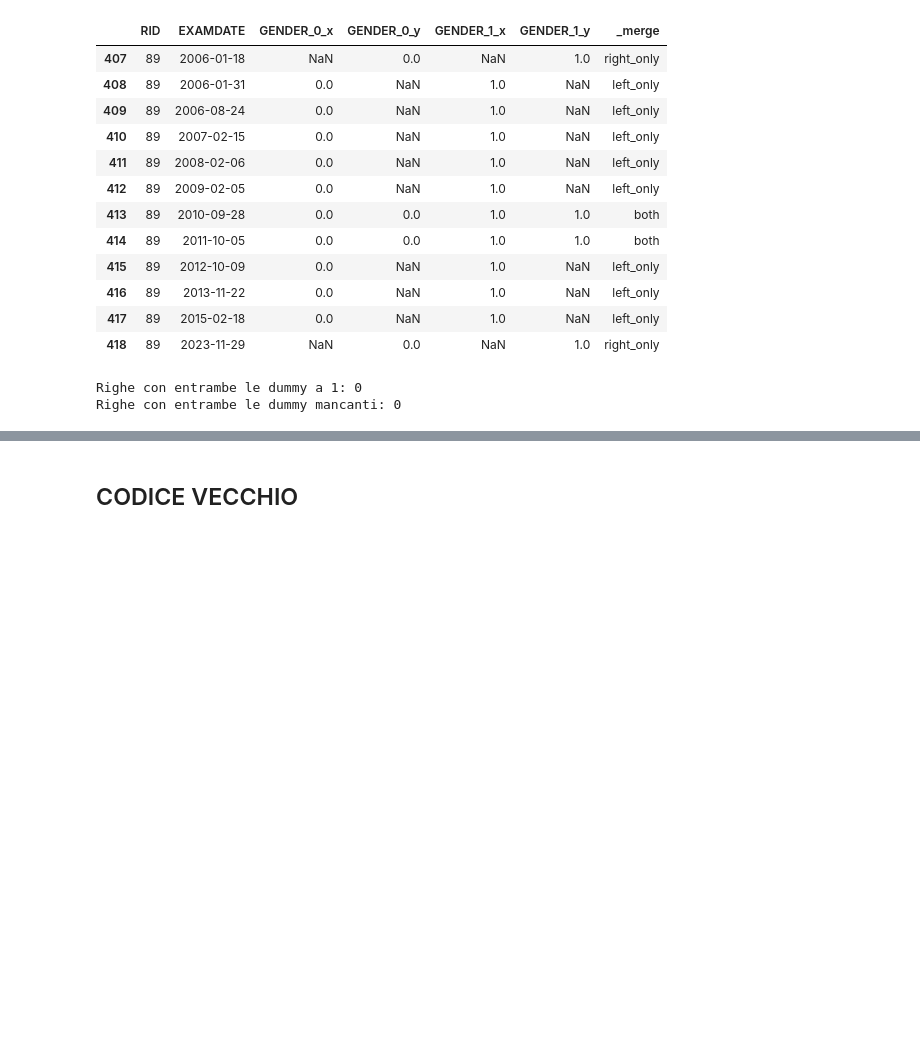
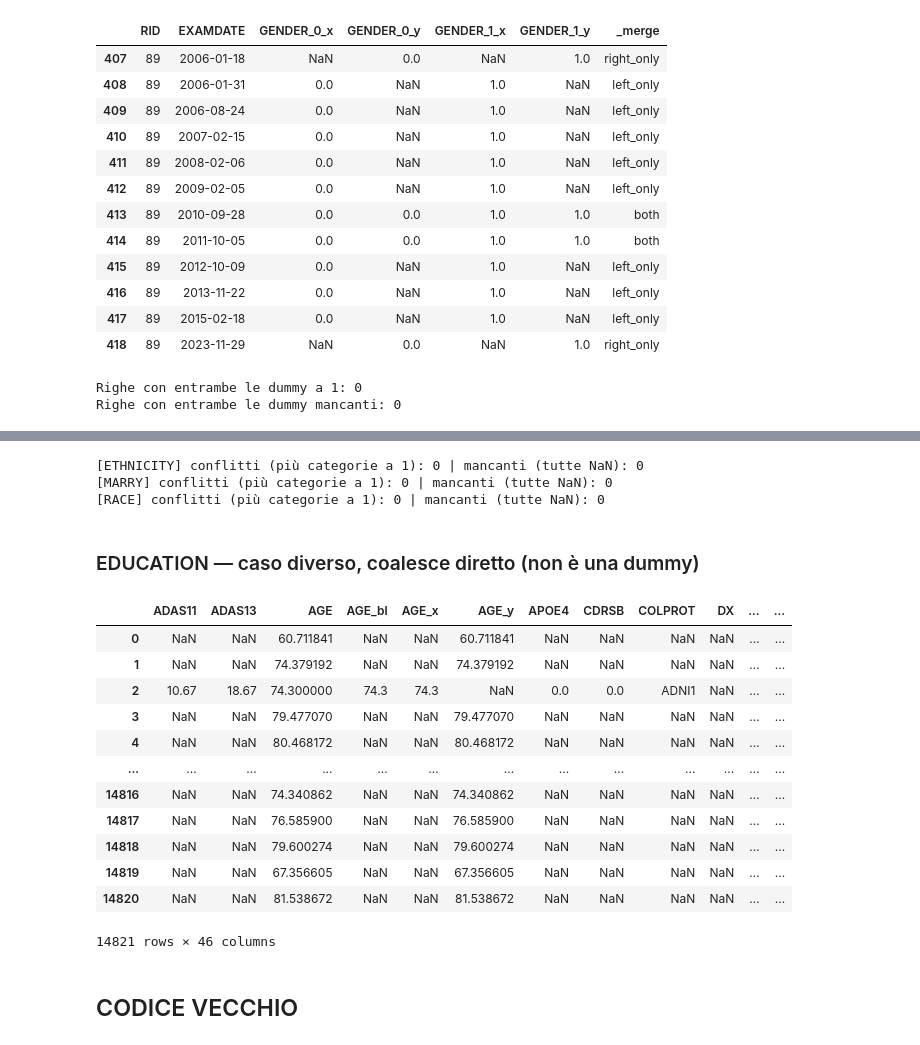
Before and after one commit to RossanaFacchin/DataCleaning, a Jupyter notebook: visualizzazione_dati_test.ipynb, the cells around one changed output, grey strips where cells are left out. Cells and saved outputs as stored; diff of their text form; code cells hidden in the pictures; blank space fills up the shorter version.

```diff
--- a/visualizzazione_dati_test.ipynb
+++ b/visualizzazione_dati_test.ipynb
@@ -662,3 +661,64 @@ merged[display_cols].head(30)
+# %%
+def unify_dummy_variable(df, prefix, categories):
+    """Unifica dummy _x/_y in un'unica variabile categorica <prefix>.
+
+    categories: lista degli indici di categoria, es. [0, 1] o [0, 1, 2, 3].
+    Ritorna il df modificato (colonne intermedie e _x/_y rimosse).
+    """
+    dummy_finali = []
+    for cat in categories:
+        col_x, col_y = f"{prefix}_{cat}_x", f"{prefix}_{cat}_y"
+        df[f"{prefix}_{cat}"] = df[col_x].combine_first(df[col_y])
+        dummy_finali.append(f"{prefix}_{cat}")
+
+    # controllo di coerenza, prima di eliminare nulla
+    n_conflitti = ((df[dummy_finali] == 1).sum(axis=1) > 1).sum()
+    n_mancanti = df[dummy_finali].isna().all(axis=1).sum()
+    print(f"[{prefix}] conflitti (più categorie a 1): {n_conflitti} | mancanti (tutte NaN): {n_mancanti}")
+
+    # ricostruzione della variabile categorica
+    df[prefix] = None
+    for cat in categories:
+        df.loc[df[f"{prefix}_{cat}"] == 1, prefix] = cat
+
+    # pulizia colonne intermedie
+    cols_da_rimuovere = (
+        [f"{prefix}_{cat}_x" for cat in categories] +
+        [f"{prefix}_{cat}_y" for cat in categories] +
+        dummy_finali
+    )
+    df = df.drop(columns=cols_da_rimuovere)
+    return df
+# %%
+merged = unify_dummy_variable(merged, "ETHNICITY", categories=[0, 1])
+merged = unify_dummy_variable(merged, "MARRY", categories=[0, 1, 2, 3])
+merged = unify_dummy_variable(merged, "RACE", categories=[0, 1, 2, 3, 4, 5])
+# %% [output]
+[ETHNICITY] conflitti (più categorie a 1): 0 | mancanti (tutte NaN): 0
+[MARRY] conflitti (più categorie a 1): 0 | mancanti (tutte NaN): 0
+[RACE] conflitti (più categorie a 1): 0 | mancanti (tutte NaN): 0
+# %% [markdown]
+### EDUCATION — caso diverso, coalesce diretto (non è una dummy)
+# %%
+merged["EDUCATION"] = merged["EDUCATION_x"].combine_first(merged["EDUCATION_y"])
+merged = merged.drop(columns=["EDUCATION_x", "EDUCATION_y"])
+# %%
+both_rows = merged[sorted(merged.columns)]
+both_rows
+# %% [output]
+|  | ADAS11 | ADAS13 | AGE | AGE_bl | AGE_x | AGE_y | APOE4 | CDRSB | COLPROT | DX | ... | ... |
+| 0 | NaN | NaN | 60.711841 | NaN | NaN | 60.711841 | NaN | NaN | NaN | NaN | ... | ... |
+| 1 | NaN | NaN | 74.379192 | NaN | NaN | 74.379192 | NaN | NaN | NaN | NaN | ... | ... |
+| 2 | 10.67 | 18.67 | 74.300000 | 74.3 | 74.3 | NaN | 0.0 | 0.0 | ADNI1 | NaN | ... | ... |
+| 3 | NaN | NaN | 79.477070 | NaN | NaN | 79.477070 | NaN | NaN | NaN | NaN | ... | ... |
+| 4 | NaN | NaN | 80.468172 | NaN | NaN | 80.468172 | NaN | NaN | NaN | NaN | ... | ... |
+| ... | ... | ... | ... | ... | ... | ... | ... | ... | ... | ... | ... | ... |
+| 14816 | NaN | NaN | 74.340862 | NaN | NaN | 74.340862 | NaN | NaN | NaN | NaN | ... | ... |
+| 14817 | NaN | NaN | 76.585900 | NaN | NaN | 76.585900 | NaN | NaN | NaN | NaN | ... | ... |
+| 14818 | NaN | NaN | 79.600274 | NaN | NaN | 79.600274 | NaN | NaN | NaN | NaN | ... | ... |
+| 14819 | NaN | NaN | 67.356605 | NaN | NaN | 67.356605 | NaN | NaN | NaN | NaN | ... | ... |
+| 14820 | NaN | NaN | 81.538672 | NaN | NaN | 81.538672 | NaN | NaN | NaN | NaN | ... | ... |
+14821 rows × 46 columns
 # %% [markdown]
 CODICE VECCHIO
 ----------------------------------------------------------------------------------------------------------
```
Also changed, not shown: parts of 3 cells of this notebook.
